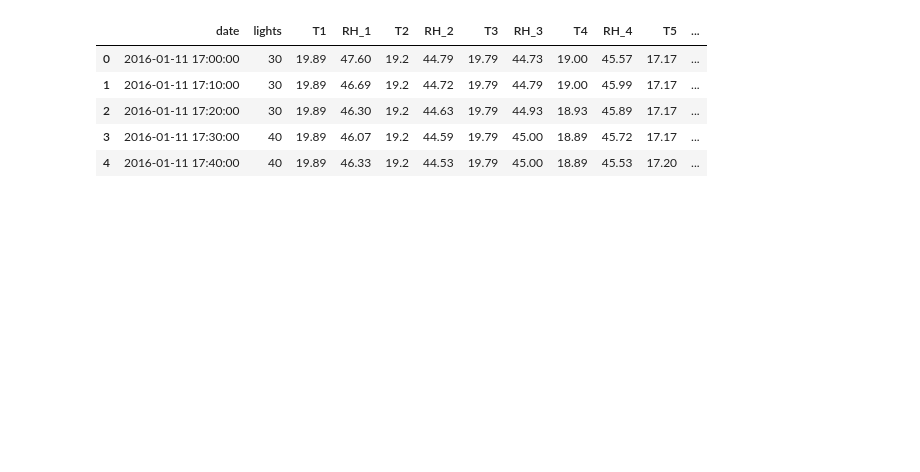
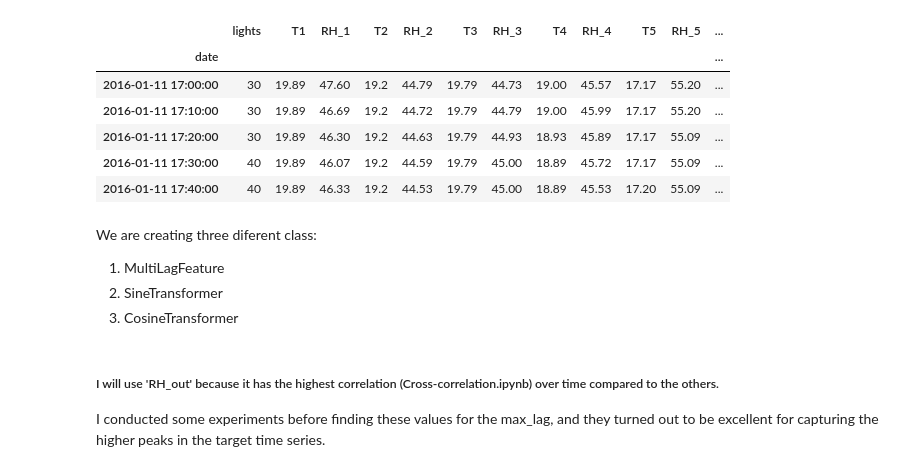
Before and after one commit to bruno2009/Project-Appliances-Energy-Prediction, a Jupyter notebook: Studying-target-2.ipynb, the cells around one changed output. Cells and saved outputs as stored; diff of their text form; code cells hidden in the pictures; blank space fills up the shorter version.

```diff
--- a/Studying-target-2.ipynb
+++ b/Studying-target-2.ipynb
@@ -28,37 +28,38 @@ data = fetch_ucirepo(id=374)
 # Convert the data to a pandas DataFrame
 df = pd.DataFrame(data=data.data.features)
 
 re_express = r'(\d{4})-(\d{2})-(\d{2})(\d{2}):(\d{2}):(\d{2})'
 
 # Replace using the pattern
 df['date'] = df['date'].str.replace(re_express, r'\1-\2-\3 \4:\5:\6', regex=True)
 
 # Convert the 'date' column to datetime format
 df['date'] = pd.to_datetime(df['date'], format="%Y-%m-%d %H:%M:%S", errors='raise')
 
 # df['date'] = pd.date_range(start='2016-01-11 17:00:00', end='2016-05-27 18:00:00', freq='10min')
 
 # If the data has target labels, you can also add them to the DataFrame
 df['target'] = data.data.targets
 
 # add ID as column
 df['ID'] = np.arange(1, len(df) + 1, 1)
 
 # Set the 'date' column as the index
 df.set_index('date', inplace=True)
 
 # Optionally, sort the DataFrame by the new datetime index
 df.sort_index(inplace=True)
 
 # since we sort the dataframe by the new datetime index
-df = df.reset_index()
+# df = df.reset_index()
 
 # Display the first few rows of the DataFrame
 df.head()
 # %% [output]
-|  | date | lights | T1 | RH_1 | T2 | RH_2 | T3 | RH_3 | T4 | RH_4 | T5 | ... |
-| 0 | 2016-01-11 17:00:00 | 30 | 19.89 | 47.60 | 19.2 | 44.79 | 19.79 | 44.73 | 19.00 | 45.57 | 17.17 | ... |
-| 1 | 2016-01-11 17:10:00 | 30 | 19.89 | 46.69 | 19.2 | 44.72 | 19.79 | 44.79 | 19.00 | 45.99 | 17.17 | ... |
-| 2 | 2016-01-11 17:20:00 | 30 | 19.89 | 46.30 | 19.2 | 44.63 | 19.79 | 44.93 | 18.93 | 45.89 | 17.17 | ... |
-| 3 | 2016-01-11 17:30:00 | 40 | 19.89 | 46.07 | 19.2 | 44.59 | 19.79 | 45.00 | 18.89 | 45.72 | 17.17 | ... |
-| 4 | 2016-01-11 17:40:00 | 40 | 19.89 | 46.33 | 19.2 | 44.53 | 19.79 | 45.00 | 18.89 | 45.53 | 17.20 | ... |
+|  | lights | T1 | RH_1 | T2 | RH_2 | T3 | RH_3 | T4 | RH_4 | T5 | RH_5 | ... |
+| date |  |  |  |  |  |  |  |  |  |  |  | ... |
+| 2016-01-11 17:00:00 | 30 | 19.89 | 47.60 | 19.2 | 44.79 | 19.79 | 44.73 | 19.00 | 45.57 | 17.17 | 55.20 | ... |
+| 2016-01-11 17:10:00 | 30 | 19.89 | 46.69 | 19.2 | 44.72 | 19.79 | 44.79 | 19.00 | 45.99 | 17.17 | 55.20 | ... |
+| 2016-01-11 17:20:00 | 30 | 19.89 | 46.30 | 19.2 | 44.63 | 19.79 | 44.93 | 18.93 | 45.89 | 17.17 | 55.09 | ... |
+| 2016-01-11 17:30:00 | 40 | 19.89 | 46.07 | 19.2 | 44.59 | 19.79 | 45.00 | 18.89 | 45.72 | 17.17 | 55.09 | ... |
+| 2016-01-11 17:40:00 | 40 | 19.89 | 46.33 | 19.2 | 44.53 | 19.79 | 45.00 | 18.89 | 45.53 | 17.20 | 55.09 | ... |
@@ -94,0 +66,6 @@ from functools import partial
+# %% [markdown]
+We are creating three diferent class:
+
+1. MultiLagFeature
+2. SineTransformer
+3. CosineTransformer
@@ -94,0 +167,4 @@ from functools import partial
+# %% [markdown]
+##### I will use 'RH_out' because it has the highest correlation (Cross-correlation.ipynb) over time compared to the others.
+
+I conducted some experiments before finding these values for the max_lag, and they turned out to be excellent for capturing the higher peaks in the target time series.
```
Also changed, not shown: parts of 33 cells of this notebook, 2 other files.
